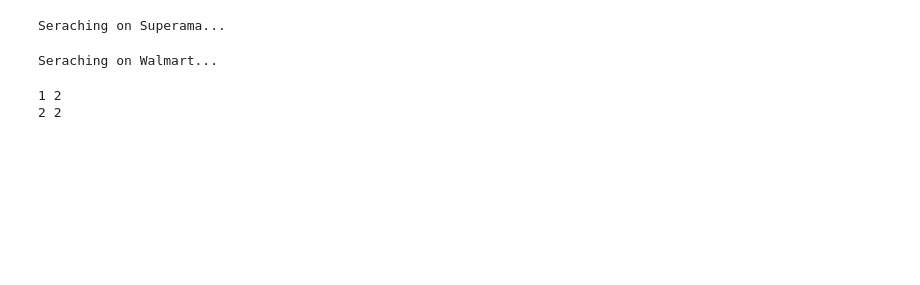
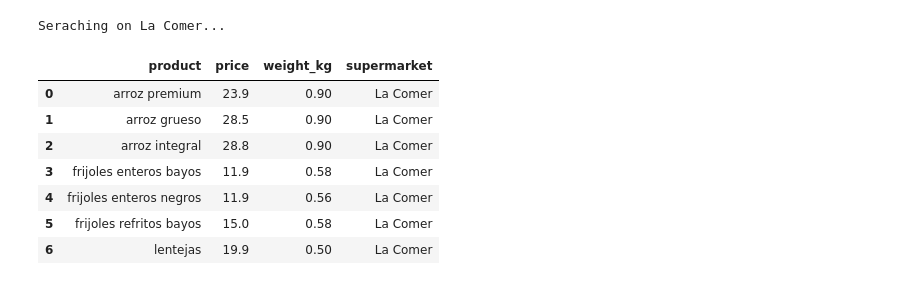
Before and after one commit to albertopformoso/Best-Shoplist-Final-Project, a Jupyter notebook: main.ipynb, the cells around one changed output. Drawn from its saved outputs; the diff is of its cells as text; code cells hidden in the pictures; blank space fills up the shorter version.

```diff
--- a/main.ipynb
+++ b/main.ipynb
@@ -279,13 +285,22 @@ def final_shoplist(df, super_name):
 # %%
-soriana_df = soriana_search(['arroz','frijol'])
-superama_df = superama_search(['arroz','frijol'])
-walmart_df = walmart_search(['arroz','frijol'])
-comer = comer_search(['arroz','frijol'])
-#df_concat = pd.concat([superama_df,walmart_df], axis=0)
-#df_concat = pd.concat([df_concat, soriana_df], axis=0)
+# soriana_df = soriana_search(['arroz','frijol','lentejas'])
+# superama_df = superama_search(['arroz','frijol','lentejas'])
+# walmart_df = walmart_search(['arroz','frijol','lentejas'])
+# comer_df = comer_search(['arroz','frijol','lentejas'])
+# df_concat = pd.concat([superama_df,walmart_df], axis=0)
+# df_concat = pd.concat([df_concat, soriana_df], axis=0)
 # %% [output]
-Seraching on Superama...
+Seraching on La Comer...
-Seraching on Walmart...
 # %%
-x = best_options(['arroz','frijol'], walmart_df)
+# x = best_options(['arroz','frijol','lentejas'], comer_df)
+# x
+# %% [output]
+|  | product | price | weight_kg | supermarket |
+| 0 | arroz premium | 23.9 | 0.90 | La Comer |
+| 1 | arroz grueso | 28.5 | 0.90 | La Comer |
+| 2 | arroz integral | 28.8 | 0.90 | La Comer |
+| 3 | frijoles enteros bayos | 11.9 | 0.58 | La Comer |
+| 4 | frijoles enteros negros | 11.9 | 0.56 | La Comer |
+| 5 | frijoles refritos bayos | 15.0 | 0.58 | La Comer |
+| 6 | lentejas | 19.9 | 0.50 | La Comer |
 # %%
@@ -408,5 +472,0 @@ def shop_cart(df, shoplist, name):
-# %%
-shop_cart(walmart_best, ['arroz','frijol'], 'walmart')
-# %% [output]
-1 2
-2 2
```
Also changed, not shown: parts of 18 cells of this notebook, 2 other files.
